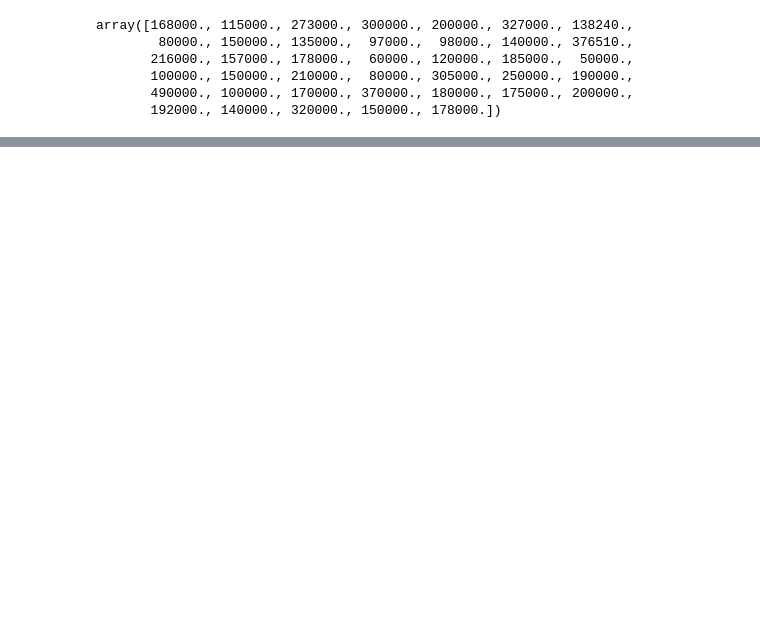
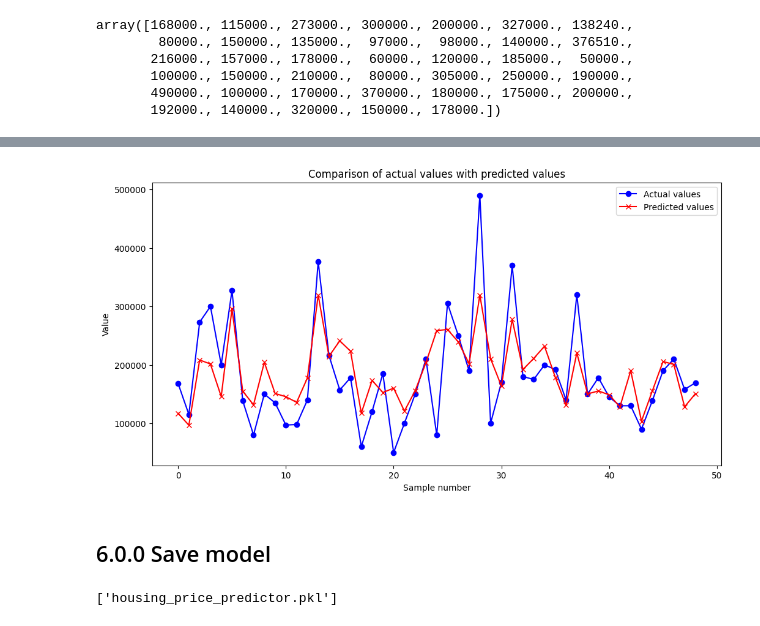
Before and after one commit to szymonszczurowski/Housing-Market-Analysis, a Jupyter notebook: housing_price_predictor.ipynb, the cells around one changed output, grey strips where cells are left out. Saved outputs shown, nothing was run; the diff lists cells and outputs as text; code cells hidden in the pictures; blank space fills up the shorter version.

```diff
--- a/housing_price_predictor.ipynb
+++ b/housing_price_predictor.ipynb
@@ -1758,4 +1780,23 @@ final_rmse
+# %%
+x_axis = range(len(test_set_label))
+
+plt.figure(figsize=(12, 6))
+plt.plot(x_axis, test_set_label, label='Actual values', color='blue', marker='o')
+plt.plot(x_axis, y_pred, label='Predicted values', color='red', marker='x')
+plt.title('Comparison of actual values with predicted values')
+plt.xlabel('Sample number')
+plt.ylabel('Value')
+plt.legend()
+plt.show()
+# %% [output]
+[figure, added]
 # %%
 # Wynik dla random forest regressor z datą podzieloną na dzień, miesiąć, rok: 77340
 # WYnik dla Regresji liniowej z data jako timestamp to: 59835
 # Wynik dla Random Forest Regressor to: 58071
+# %% [markdown]
+## 6.0.0 Save model
+# %%
+joblib.dump(random_forest, 'housing_price_predictor.pkl')
+# %% [output]
+['housing_price_predictor.pkl']
```
Also changed, not shown: parts of 29 cells of this notebook.
